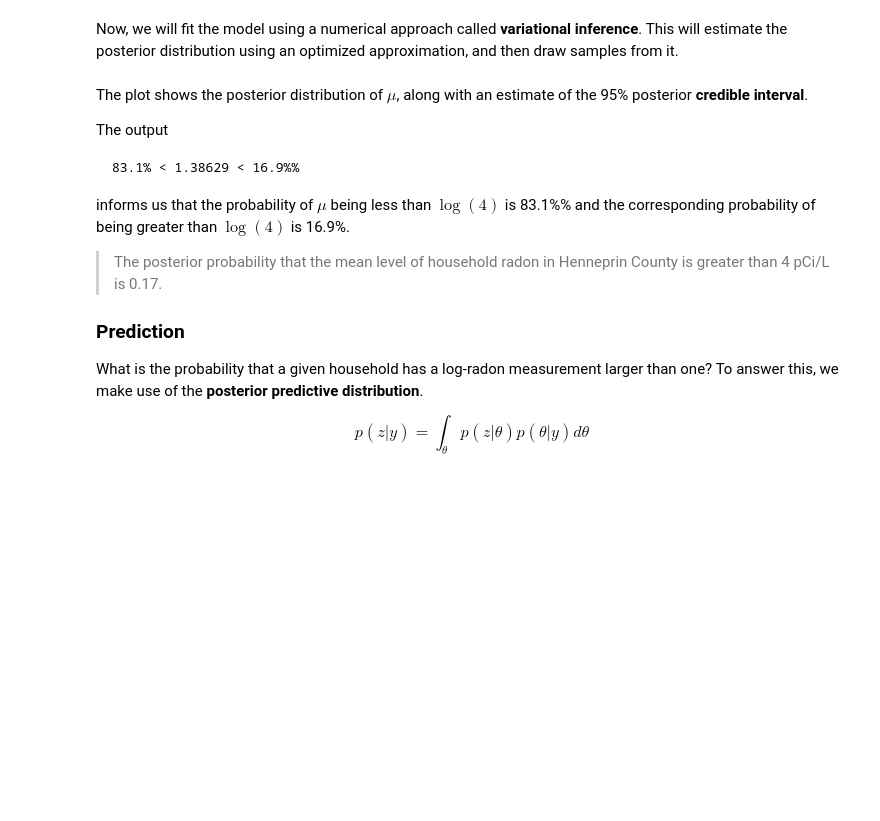
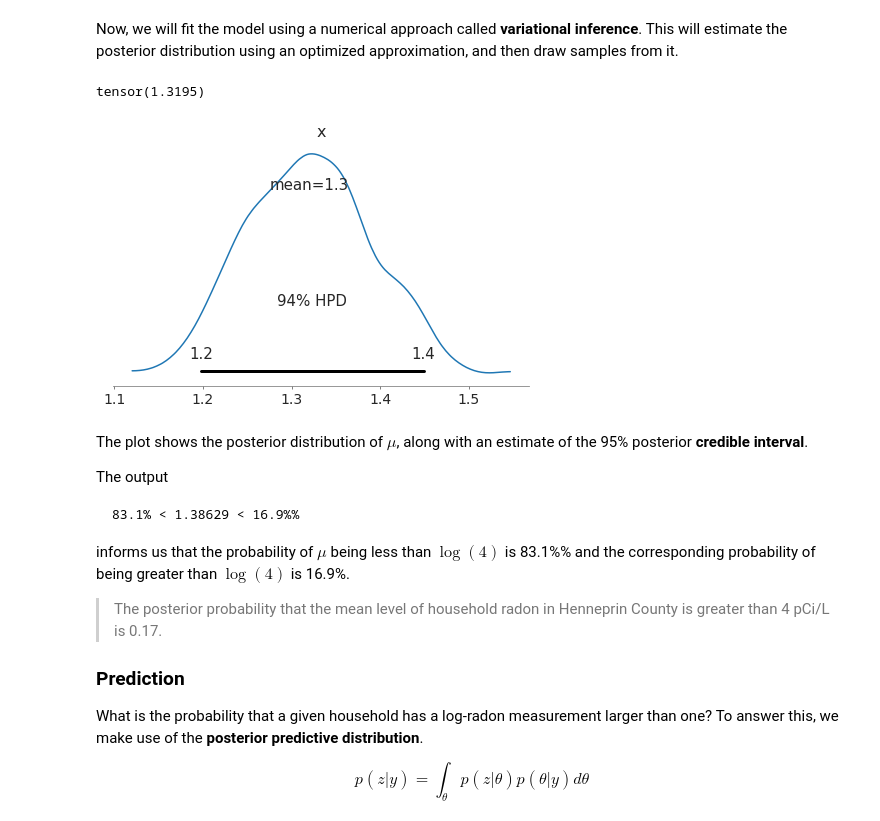
Before and after one commit to rashed091/Stochastic-Optimization, a Jupyter notebook: bayesian_hackers/Chapter 01 - Bayesian Inference.ipynb, the cells around one changed output. Drawn from its saved outputs; the diff is of its cells as text; code cells hidden in the pictures; blank space fills up the shorter version.

```diff
--- a/bayesian_hackers/Chapter 01 - Bayesian Inference.ipynb
+++ b/bayesian_hackers/Chapter 01 - Bayesian Inference.ipynb
@@ -368,15 +369,20 @@ def model(data):
 Now, we will fit the model using a numerical approach called **variational inference**. This will estimate the posterior distribution using an optimized approximation, and then draw samples from it.
 # %%
 nuts_kernel = NUTS(model, adapt_step_size=True, jit_compile=True, ignore_jit_warnings=True)
-mcmc_posterior = MCMC(nuts_kernel, num_samples=1000, warmup_steps=300).run(y)
+posterior = MCMC(nuts_kernel, num_samples=1000, warmup_steps=300).run(y)
 # %%
 sites = ["mu", "sigma"]
 # %%
-posterior = mcmc_posterior.marginal('mu').empirical['mu']
-posterior.mean
+empirical = posterior.marginal('mu').empirical['mu']
+empirical.mean
+# %% [output]
+tensor(1.3195)
 # %%
-mcmc_samples = mcmc_posterior.marginal("mu").support(flatten=True)
-az.plot_posterior(mcmc_samples);
+marginal = posterior.marginal(sites).support(flatten=True)
+samples = marginal['mu']
+az.plot_posterior(samples.numpy());
+# %% [output]
+[figure, added]
 # %% [markdown]
 The plot shows the posterior distribution of $\mu$, along with an estimate of the 95% posterior **credible interval**.
 
```
Also changed, not shown: parts of 22 cells of this notebook, 2 other files.
